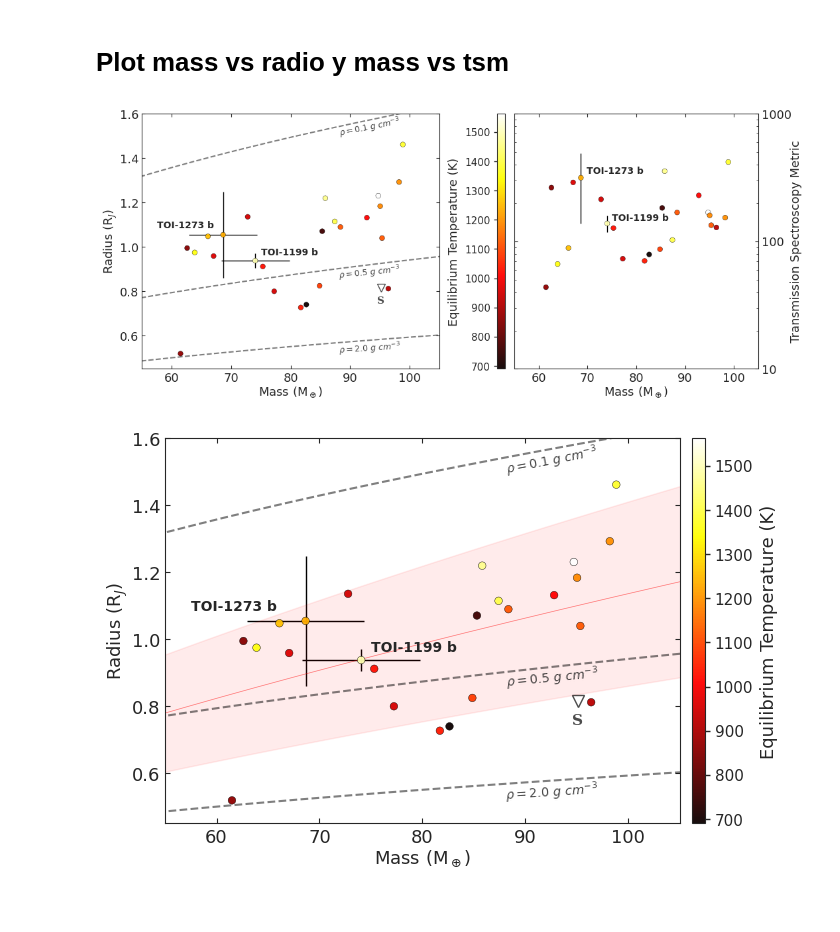
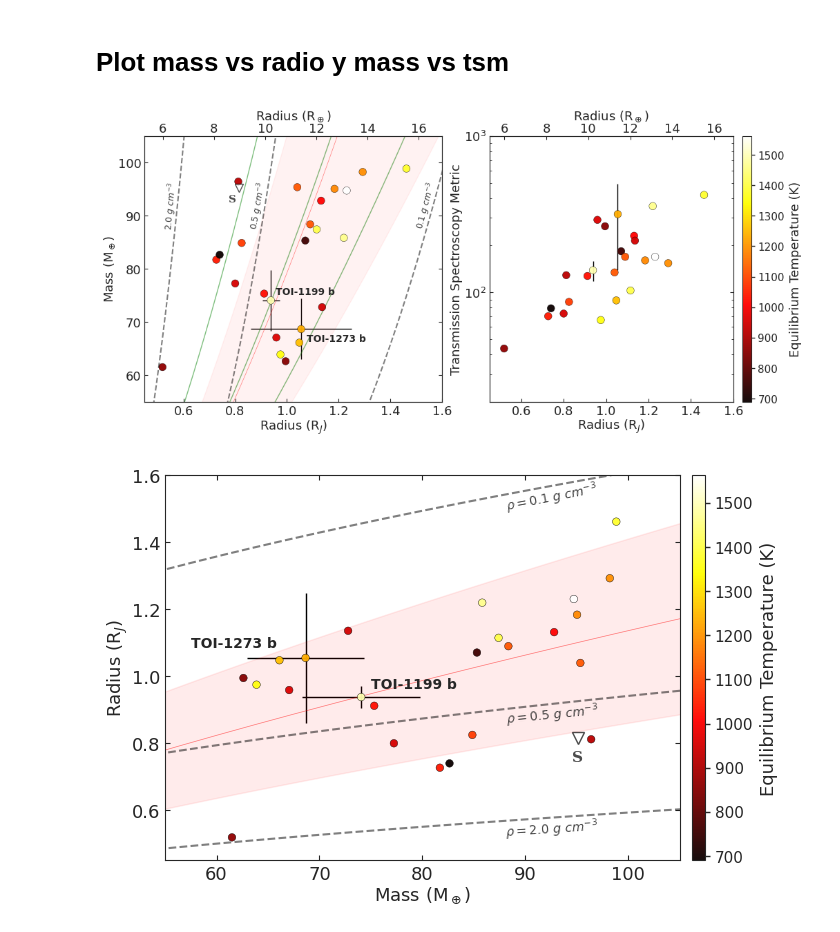
Before and after one commit to juanserrano90/toi1199-1273, a Jupyter notebook: figuras_caracterizacion.ipynb, the cells around one changed output. Drawn from its saved outputs; the diff is of its cells as text; code cells hidden in the pictures; blank space fills up the shorter version.

```diff
--- a/figuras_caracterizacion.ipynb
+++ b/figuras_caracterizacion.ipynb
@@ -93,6 +93,18 @@ radios7err = []
 for i in range(len(masas)):
     radios7.append(r_otegi(masas[i]).n)
     radios7err.append(r_otegi(masas[i]).s)
+
+def m_otegi(r):
+    mm = ufloat(1.74, 0.38)
+    constant = ufloat(1.58,0.10)
+    m_ote = mm*(r*u.R_jup.to(u.R_earth))**(constant)
+    return m_ote
+radios = np.linspace(0.1,2,100)
+masas7 = []
+masas7err = []
+for i in range(len(radios)):
+    masas7.append(m_otegi(radios[i]).n)
+    masas7err.append(m_otegi(radios[i]).s)
 # %%
 figure = plt.figure(figsize=(10, 7))
 sns.set_style("white")
@@ -430,56 +442,70 @@ tsm_df = pd.concat([new_row2, tsm_df.loc[:]]).reset_index(drop=True)
 # %%
 # lets replot the mass vs radius side by side with mass vs tsm
 fig, axes = plt.subplots(ncols=2, figsize=(12, 5))
-fig.subplots_adjust(wspace=0.071)
+fig.subplots_adjust(wspace=0.159)
 
-axes[0].scatter(tsm_df['pl_bmasse'], tsm_df['pl_radj'], c=tsm_df['pl_eqt'], cmap='hot', s=30, edgecolors='k', linewidths=0.3, alpha=0.95)
-axes[0].set_xlabel('Mass (M$_\oplus$)', fontsize=13, labelpad=1)
-axes[0].set_ylabel('Radius (R$_{J}$)', fontsize=13, labelpad=1)
-axes[0].plot(masas, radios1, color='black', linewidth=1.5, linestyle="--", alpha=0.5)
-axes[0].plot(masas, radios2, color='black', linewidth=1.5, linestyle="--", alpha=0.5)
-axes[0].plot(masas, radios5, color='black', linewidth=1.5, linestyle="--", alpha=0.5)
+axes[0].scatter(tsm_df['pl_radj'], tsm_df['pl_bmasse'], c=tsm_df['pl_eqt'], cmap='hot', s=60, edgecolors='k', linewidths=0.3, alpha=0.95)
+axes[0].set_ylabel('Mass (M$_\oplus$)', fontsize=13, labelpad=1)
+axes[0].set_xlabel('Radius (R$_{J}$)', fontsize=13, labelpad=1)
+axes[0].plot(radios1, masas, color='black', linewidth=1.5, linestyle="--", alpha=0.5)
+axes[0].plot(radios2, masas, color='black', linewidth=1.5, linestyle="--", alpha=0.5)
+axes[0].plot(radios5, masas, color='black', linewidth=1.5, linestyle="--", alpha=0.5)
 
-axes[0].errorbar([masa_1199[0].to(u.M_earth).value], [radio_1199[0].value], marker='none', ls='none', ms=6, color='darkgray',
-             xerr=[masa_1199[1].to(u.M_earth).value], yerr=[radio_1199[1].value],
+axes[0].errorbar([radio_1199[0].value], [masa_1199[0].to(u.M_earth).value], marker='none', ls='none', ms=6, color='darkgray',
+             yerr=[masa_1199[1].to(u.M_earth).value], xerr=[radio_1199[1].value],
             markeredgecolor='k', markeredgewidth=1, ecolor='k', elinewidth=1, capsize=0, label='TOI-1199 b', zorder=-5)
-axes[0].errorbar([masa_1273[0].to(u.M_earth).value], [radio_1273[0].value], marker='none', ls='none', ms=6, color='darkgray',
-             xerr=[masa_1199[1].to(u.M_earth).value], yerr=[radio_1273[1].value],
+axes[0].errorbar([radio_1273[0].value], [masa_1273[0].to(u.M_earth).value], marker='none', ls='none', ms=6, color='darkgray',
+             yerr=[masa_1199[1].to(u.M_earth).value], xerr=[radio_1273[1].value],
             markeredgecolor='k', markeredgewidth=1, ecolor='k', elinewidth=1, capsize=0, label='TOI-1273 b', zorder=-5)
-axes[0].plot([95.16], [0.8145], marker='v', ls='none', ms=8, color='white', markeredgecolor='k', markeredgewidth=1, alpha=0.7)
-axes[0].text(94.53, 0.745, 'S', fontsize=11, alpha=0.7,  weight='bold', fontfamily='serif', style='normal',  color='k')
+axes[0].plot([0.8145], [95.16], marker='v', ls='none', ms=8, color='white', markeredgecolor='k', markeredgewidth=1, alpha=0.7)
+axes[0].text(0.775, 92.53, 'S', fontsize=11, alpha=0.7,  weight='bold', fontfamily='serif', style='normal',  color='k')
 axes[0].tick_params(axis='y', which='both', left=True, right=True, direction='in', labelsize=13)
 axes[0].tick_params(axis='x', which='both', bottom=True, top=True, direction='in', labelsize=13)
-axes[0].set_xlim(55,105)
-axes[0].set_ylim(0.45,1.6)
-g = axes[1].scatter(tsm_df['pl_bmasse'], tsm_df['tsm'], c=tsm_df['pl_eqt'], cmap='hot', s=30, edgecolors='k', linewidths=0.3, alpha=0.95, zorder=10)
-axes[1].errorbar(masa_1199[0].to(u.M_earth).value, tsm_1199.n, yerr=tsm_1199.s, fmt='none', ecolor='k',
+axes[0].set_ylim(55,105)
+axes[0].set_xlim(0.45,1.6)
+axes3 = axes[0].twiny()
+axes3.set_xlabel("Radius (R$_\oplus$)", fontsize=13, labelpad=2.5)
+axes3.scatter(tsm_df['pl_radj']*11.2089, tsm_df['pl_bmasse'], s=0, edgecolors='none', alpha=0.01, zorder=10)
+axes3.tick_params(axis='both', which='both', left=True, bottom=False, top=True, right=True, direction='in', labelsize=13, pad=1)
+
+axes[0].plot(radios, masas7, color='red', linewidth=0.5, linestyle="-", alpha=0.5, zorder=-1)
+axes[0].plot(radios7, masas, color='green', linewidth=1, linestyle="-", alpha=0.5, zorder=-1)
+axes[0].plot(radios7+np.asarray(radios7err), masas, color='green', linewidth=1, linestyle="-", alpha=0.5, zorder=-1)
+axes[0].plot(radios7-np.asarray(radios7err), masas, color='green', linewidth=1, linestyle="-", alpha=0.5, zorder=-1)
+axes[0].fill_between(radios, np.asarray(masas7)-np.asarray(masas7err), np.asarray(masas7)+np.asarray(masas7err),
+                  color='red', alpha=0.05, zorder=-1)
+
+g = axes[1].scatter(tsm_df['pl_radj'], tsm_df['tsm'], c=tsm_df['pl_eqt'], cmap='hot', s=60, edgecolors='k', linewidths=0.3, alpha=0.95, zorder=10)
+axes[1].errorbar(radio_1199[0].value, tsm_1199.n, yerr=tsm_1199.s, fmt='none', ecolor='k',
                   elinewidth=1, markersize=7, zorder=-10)
-axes[1].errorbar(masa_1273[0].to(u.M_earth).value, tsm_1273.n, yerr=tsm_1273.s, fmt='none', ecolor='k',
+axes[1].errorbar(radio_1273[0].value, tsm_1273.n, yerr=tsm_1273.s, fmt='none', ecolor='k',
                  elinewidth=1, markersize=7, zorder=-10)
-axes[1].set_xlabel("Mass (M$_\oplus$)", fontsize=13, labelpad=1)
-axes[1].set_ylabel("Transmission Spectroscopy Metric", labelpad=-1.7, fontsize=13)
-axes[1].yaxis.set_label_position("right")
-axes[1].yaxis.tick_right()
-axes[1].tick_params(axis='both', which='both', left=True, bottom=True, top=True, right=True, direction='in', labelsize=13)
-axes[1].set_xlim(55, 105)
+
+axes[1].set_xlabel("Radius (R$_{J}$)", fontsize=13, labelpad=0.5)
+axes[1].set_ylabel("Transmission Spectroscopy Metric", labelpad=1, fontsize=13)
+axes[1].yaxis.set_label_position("left")
+axes[1].tick_params(axis='both', which='both', left=True, bottom=True, top=False, right=True, direction='in', labelsize=13)
+axes[1].set_xlim(0.45,1.6)
 axes[1].set_yscale('log')
-axes[1].set_ylim(1e1, 1e3)
-cbar = fig.colorbar(g, ax=axes[1], location='left', ticklocation='right', aspect=30, pad=0.03) #, location='left
+axes[1].set_ylim(2e1, 1e3)
+cbar = fig.colorbar(g, ax=axes[1], location='right', ticklocation='right', aspect=30, pad=0.03) #, location='left
 cbar.ax.tick_params(labelsize=11, width=1)
 cbar.set_label(label='Equilibrium Temperature (K)', fontsize=13, labelpad=5)
-# put text labels to the planet names at the side of the points
-axes[1].text(75, 145, 'TOI-1199 b', fontsize=10, weight='bold')
-axes[1].text(69.8, 340, 'TOI-1273 b', fontsize=10, weight='bold')
-axes[1].yaxis.set_major_formatter(mticker.ScalarFormatter())
-axes[0].text(75, 0.965, 'TOI-1199 b', fontsize=10, weight='bold')
-axes[0].text(57.5, 1.085, 'TOI-1273 b', fontsize=10, weight='bold')
-axes[0].text(88, 1.50, r'$\rho = 0.1 ~g~ cm^{-3}$', fontsize=9, rotation=11.25, alpha=0.85)
-axes[0].text(88, 0.857, r'$\rho = 0.5 ~g~ cm^{-3}$', fontsize=9, rotation=5.8, alpha=0.85)
-axes[0].text(88, 0.52, r'$\rho = 2.0 ~g~ cm^{-3}$', fontsize=9, rotation=3.8, alpha=0.85)
+
+axes2 = axes[1].twiny()
+axes2.set_xlabel("Radius (R$_\oplus$)", fontsize=13, labelpad=2.5)
+axes2.scatter(tsm_df['pl_radj']*11.2089, tsm_df['tsm'], s=0, edgecolors='none', alpha=0.01, zorder=10)
+axes2.tick_params(axis='both', which='both', left=True, bottom=False, top=True, right=True, direction='in', labelsize=13, pad=1)
+
+axes[0].text(0.955, 75.2, 'TOI-1199 b', fontsize=10, weight='bold')
+axes[0].text(1.075, 66.3, 'TOI-1273 b', fontsize=10, weight='bold')
+axes[0].text(1.49, 88, r'$0.1 ~g~ cm^{-3}$', fontsize=9, rotation=75.25, alpha=0.9)
+axes[0].text(0.849, 88, r'$0.5 ~g~ cm^{-3}$', fontsize=9, rotation=80, alpha=0.9)
+axes[0].text(0.519, 88, r'$2.0 ~g~ cm^{-3}$', fontsize=9, rotation=85, alpha=0.9)
 #plt.savefig('mass_radio_tsm.png', dpi=300, bbox_inches='tight', facecolor='white')
 plt.show()
 # %% [output]
-[figure, old version]
+[figure, new version]
 # %%
 # lets replot the mass vs radius side by side with mass vs tsm
 fig, axes = plt.subplots(figsize=(8, 5))
```
Also changed, not shown: parts of 5 cells of this notebook.
